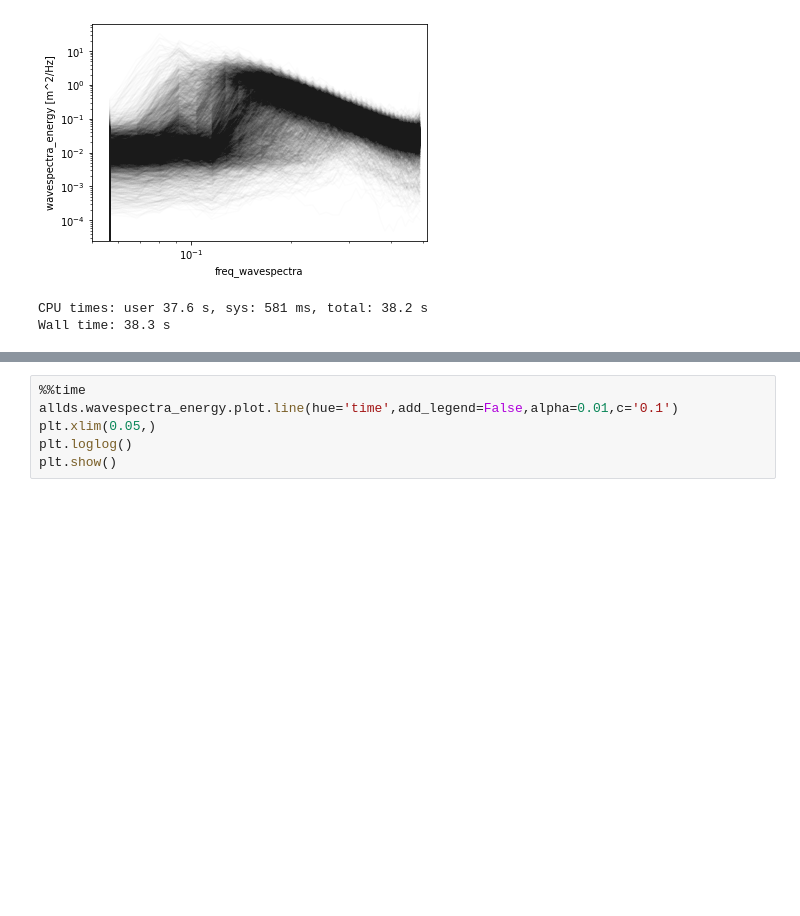
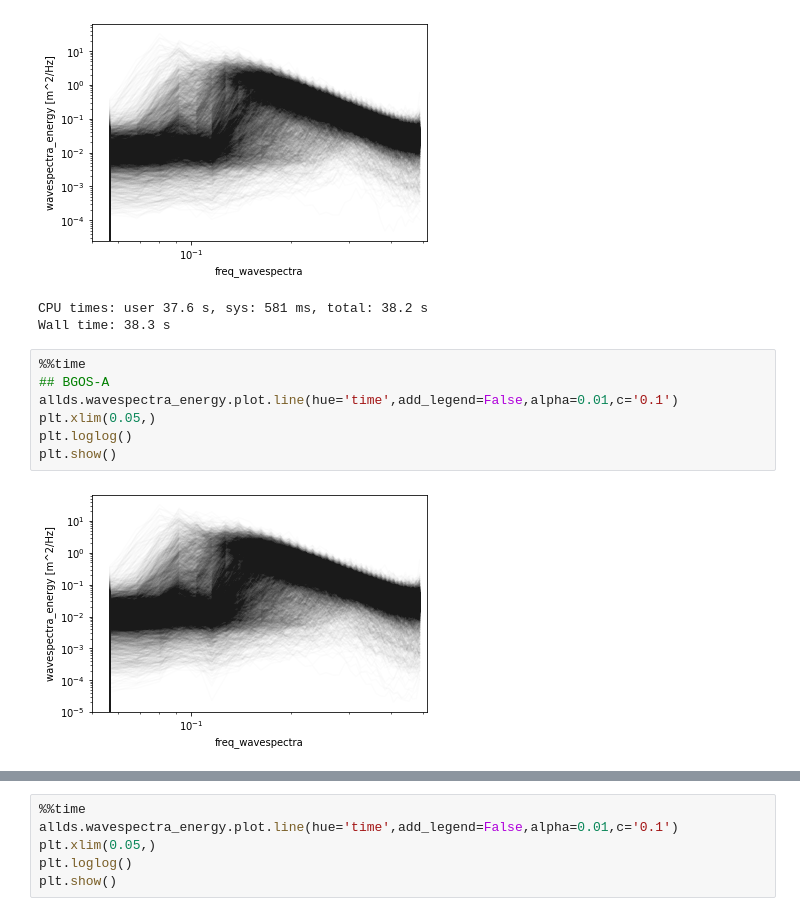
Before and after one commit to vtcooper/waveice, a Jupyter notebook: convert-mat-to-netcdf.ipynb, the cells around one changed output, grey strips where cells are left out. Saved outputs shown, nothing was run; the diff lists cells and outputs as text; blank space fills up the shorter version.

```diff
--- a/convert-mat-to-netcdf.ipynb
+++ b/convert-mat-to-netcdf.ipynb
@@ -356,3 +366,12 @@ plt.show()
 [figure]
 CPU times: user 37.6 s, sys: 581 ms, total: 38.2 s
 Wall time: 38.3 s
+# %%
+%%time
+## BGOS-A
+allds.wavespectra_energy.plot.line(hue='time',add_legend=False,alpha=0.01,c='0.1')
+plt.xlim(0.05,)
+plt.loglog()
+plt.show()
+# %% [output]
+[figure, added]
```
Also changed, not shown: parts of 17 cells of this notebook, 3 other files.
